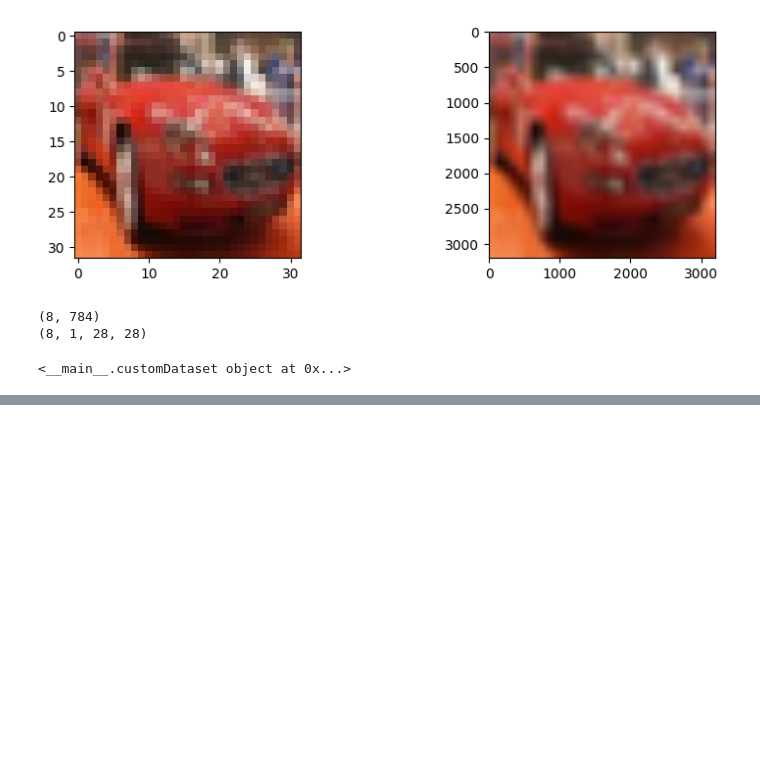
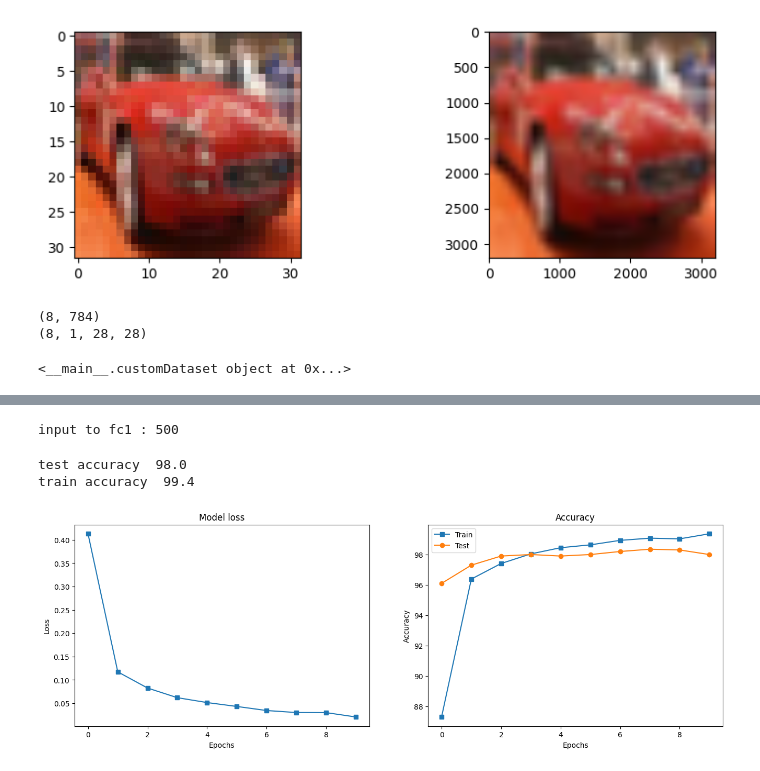
Before and after one commit to taruvaid/Fourier-Neural-Operators, a Jupyter notebook: convolutional_neural_networks.ipynb, the cells around one changed output, grey strips where cells are left out. Saved outputs shown, nothing was run; the diff lists cells and outputs as text; code cells hidden in the pictures; blank space fills up the shorter version.

Commit message:
training cnn for mnist

```diff
--- a/convolutional_neural_networks.ipynb
+++ b/convolutional_neural_networks.ipynb
@@ -641,0 +781,8 @@ Text(0, 0.5, 'Transformed')
+# %%
+model,lossfun,optimizer = cnn_initialization_1(True)
+x,y = next(iter(train_loader))
+yhat = model(x)
+print()
+print("yhat shape",yhat.shape)
+loss = lossfun(yhat,y)
+print("Loss",loss)
@@ -641,0 +874,27 @@ Text(0, 0.5, 'Transformed')
+# %%
+numepochs = 10
+model,lossfun,optimizer = cnn_initialization_1(False)
+trainAcc,testAcc,losses,model = training(model,lossfun,optimizer,numepochs,train_loader,test_loader)
+# %% [output]
+input to fc1 : 500
+# %%
+fig,ax = plt.subplots(1,2,figsize = (16,5))
+
+ax[0].plot(losses,'s-')
+ax[0].set_xlabel("Epochs")
+ax[0].set_ylabel("Loss")
+ax[0].set_title("Model loss")
+
+ax[1].plot(trainAcc,'s-',label = "Train")
+ax[1].plot(testAcc,'o-',label = "Test")
+ax[1].set_xlabel("Epochs")
+ax[1].set_ylabel("Accuracy")
+ax[1].set_title("Accuracy")
+ax[1].legend()
+
+print("test accuracy ",testAcc[-1].item())
+print("train accuracy ",round(trainAcc[-1],1))
+# %% [output]
+test accuracy  98.0
+train accuracy  99.4
+[figure, added]
```
Also changed, not shown: parts of 10 cells of this notebook.
